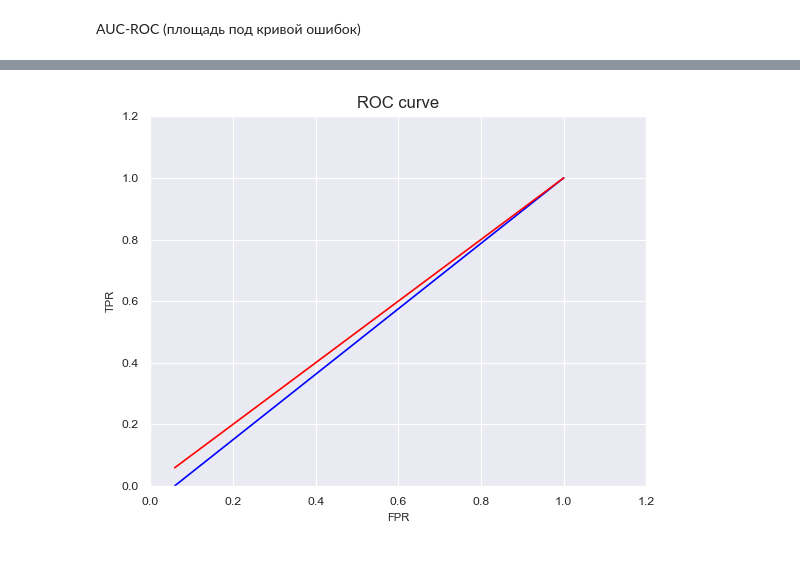
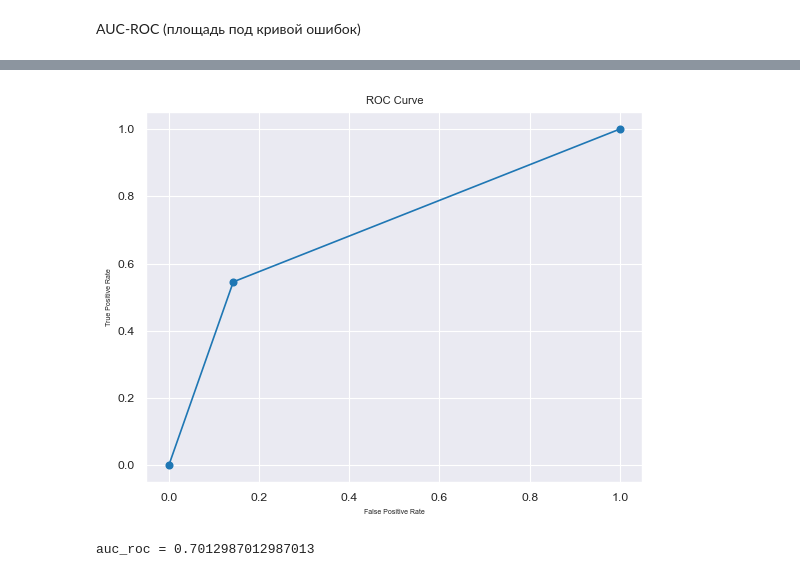
Before and after one commit to KorlevDenS/AI_labs, a Jupyter notebook: decision_trees/decision_trees.ipynb, the cells around one changed output, grey strips where cells are left out. Drawn from its saved outputs; the diff is of its cells as text; code cells hidden in the pictures.

```diff
--- a/decision_trees/decision_trees.ipynb
+++ b/decision_trees/decision_trees.ipynb
@@ -584,45 +514,42 @@ fprs
-# %%
-plt.title('ROC curve', fontsize=12)
-plt.xlabel('FPR', fontsize=8)
-plt.ylabel('TPR', fontsize=8)
-plt.plot(fprs, tprs, 'b', fprs, fprs, 'r')
-plt.xlim(0, 1.2)
-plt.ylim(0, 1.2)
-plt.show()
-# %% [output]
-[figure, removed]
 # %%
-def auc_roc_curve(true_labels, predicted_scores):
-    # Сортируем предсказанные оценки в порядке убывания
-    sorted_indices = np.argsort(predicted_scores)[::-1]
-    sorted_labels = true_labels[sorted_indices]
+# Предсказанные значения
+predicted = prediction
+# Реальные значения
+actual = Y_test.values
 
-    # Находим количество положительных и отрицательных примеров
-    num_positive = np.sum(sorted_labels)
-    num_negative = len(sorted_labels) - num_positive
+# Находим все уникальные предсказанные значения
+thresholds = sorted(set(predicted), reverse=True)
+# Инициализируем списки для значений True Positive Rate (TPR) и False Positive Rate (FPR)
+tpr_list = [0]
+fpr_list = [0]
 
-    # Инициализируем переменные для подсчета AUC ROC
-    tp = 0  # true positive
-    fp = 0  # false positive
-    auc_roc = 0
+# Проходимся по всем пороговым значениям
+for threshold in thresholds:
+    # Предсказываем метки классов на основе порога
+    predicted_labels = [1 if p >= threshold else 0 for p in predicted]
+    # Вычисляем True Positive Rate (TPR) и False Positive Rate (FPR)
+    tp = sum([1 for p, a in zip(predicted_labels, actual) if p == 1 and a == 1])
+    fp = sum([1 for p, a in zip(predicted_labels, actual) if p == 1 and a == 0])
+    tn = sum([1 for p, a in zip(predicted_labels, actual) if p == 0 and a == 0])
+    fn = sum([1 for p, a in zip(predicted_labels, actual) if p == 0 and a == 1])
+    tpr = tp / (tp + fn)
+    fpr = fp / (fp + tn)
+    # Добавляем полученные значения в списки
+    tpr_list.append(tpr)
+    fpr_list.append(fpr)
 
-    # Проходим по отсортированным меткам и вычисляем AUC ROC
-    for label in sorted_labels:
-        if label == 1:
-            tp += 1
-        else:
-            fp += 1
-            auc_roc += tp / num_positive * (1 / num_negative)
+# Строим ROC-кривую
+plt.plot(fpr_list, tpr_list, marker='o')
+plt.xlabel('False Positive Rate')
+plt.ylabel('True Positive Rate')
+plt.title('ROC Curve')
+plt.show()
 
-    #return auc_roc
-    plt.figure()
-    lw = 2
-    plt.plot(fp, tp, color='darkorange', lw=lw, label='ROC curve (area = %0.2f)' % auc_roc)
-    plt.plot([0, 1], [0, 1], color='navy', lw=lw, linestyle='--')
-    plt.xlim([0.0, 1.0])
-    plt.ylim([0.0, 1.05])
-    plt.xlabel('False Positive Rate')
-    plt.ylabel('True Positive Rate')
-    plt.title('Receiver Operating Characteristic (ROC) Curve')
-    plt.legend(loc="lower right")
-    plt.show()
+auc_roc = 0
+for i in range(len(fpr_list) - 1):
+    s = (tpr_list[i] + tpr_list[i+1]) / 2 * (fpr_list[i + 1] - fpr_list[i])
+    auc_roc += s
+print(f'auc_roc = {abs(auc_roc)}')
+# %% [output]
+[figure, added]
+auc_roc = 0.7012987012987013
```
Also changed, not shown: parts of 32 cells of this notebook, 2 other files.
